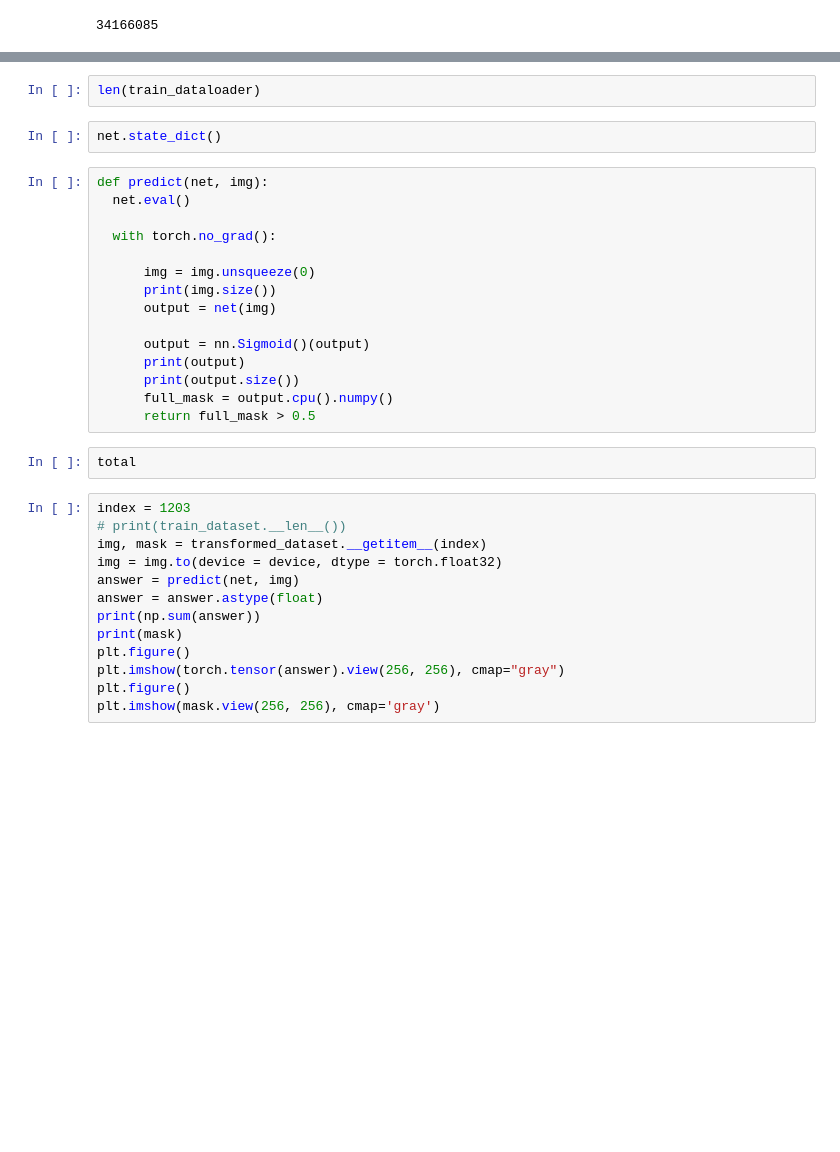
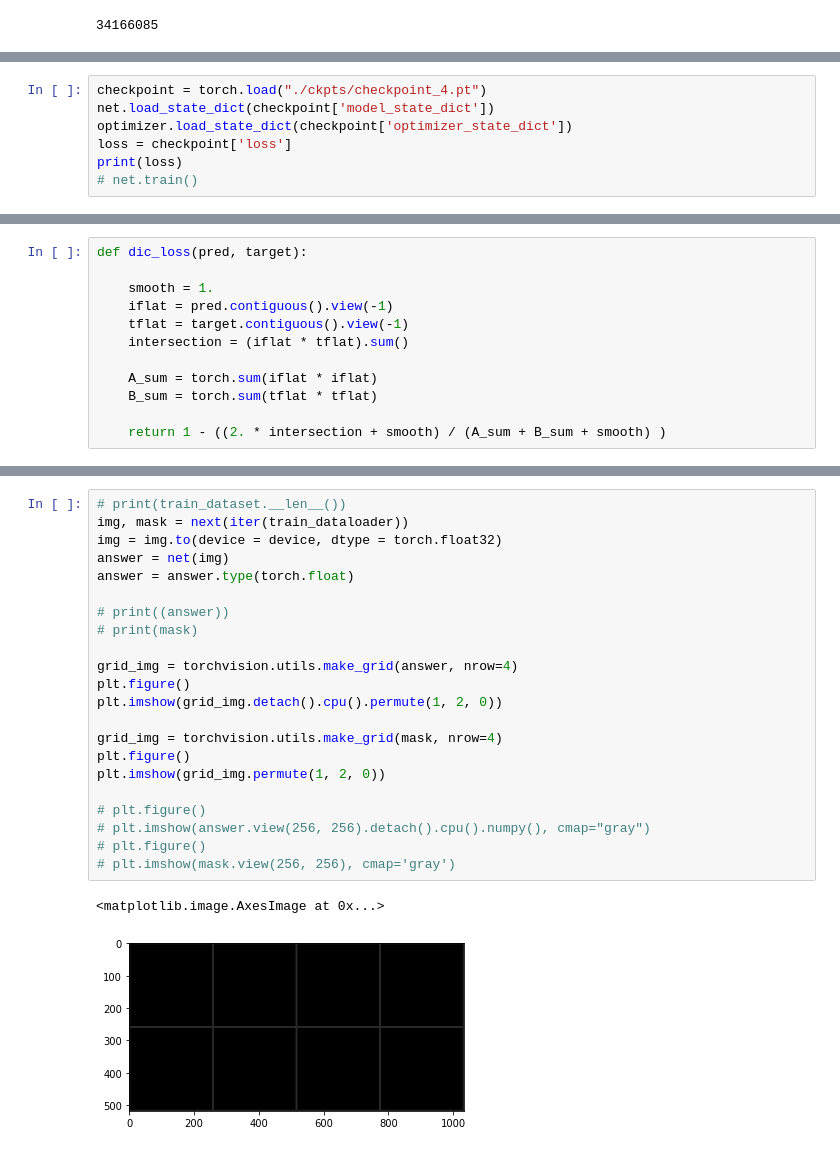
Before and after one commit to nguyen1312/vinbrain-internship, a Jupyter notebook: Week_1/1.SIIM_dataset_UNet/segmentation_with_Unet.ipynb, the cells around one changed output, grey strips where cells are left out. Saved outputs shown, nothing was run; the diff lists cells and outputs as text; blank space fills up the shorter version.

```diff
--- a/Week_1/1.SIIM_dataset_UNet/segmentation_with_Unet.ipynb
+++ b/Week_1/1.SIIM_dataset_UNet/segmentation_with_Unet.ipynb
@@ -400,0 +425,7 @@ def accuracy_check_for_batch(masks, predictions, batch_size):
+# %%
+checkpoint = torch.load("./ckpts/checkpoint_4.pt")
+net.load_state_dict(checkpoint['model_state_dict'])
+optimizer.load_state_dict(checkpoint['optimizer_state_dict'])
+loss = checkpoint['loss']
+print(loss)
+# net.train()
@@ -401,2 +434,14 @@ def accuracy_check_for_batch(masks, predictions, batch_size):
+# %%
+def dic_loss(pred, target):
+
+    smooth = 1.
+    iflat = pred.contiguous().view(-1)
+    tflat = target.contiguous().view(-1)
+    intersection = (iflat * tflat).sum()
+
+    A_sum = torch.sum(iflat * iflat)
+    B_sum = torch.sum(tflat * tflat)
+
+    return 1 - ((2. * intersection + smooth) / (A_sum + B_sum + smooth) )
 # %%
 # Train model with dataset
@@ -446,34 +520,25 @@ IoU_score:  0.0
-# %%
-len(train_dataloader)
-# %%
-net.state_dict()
-# %%
-def predict(net, img):
-  net.eval()
-
-  with torch.no_grad():
-
-      img = img.unsqueeze(0)
-      print(img.size())
-      output = net(img)
-
-      output = nn.Sigmoid()(output)
-      print(output)
-      print(output.size())
-      full_mask = output.cpu().numpy()
-      return full_mask > 0.5
-# %%
-total
 # %%
-index = 1203
 # print(train_dataset.__len__())
-img, mask = transformed_dataset.__getitem__(index)
+img, mask = next(iter(train_dataloader))
 img = img.to(device = device, dtype = torch.float32)
-answer = predict(net, img)
-answer = answer.astype(float)
-print(np.sum(answer))
-print(mask)
+answer = net(img)
+answer = answer.type(torch.float)
+
+# print((answer))
+# print(mask)
+
+grid_img = torchvision.utils.make_grid(answer, nrow=4)
 plt.figure()
-plt.imshow(torch.tensor(answer).view(256, 256), cmap="gray")
+plt.imshow(grid_img.detach().cpu().permute(1, 2, 0))
+
+grid_img = torchvision.utils.make_grid(mask, nrow=4)
 plt.figure()
-plt.imshow(mask.view(256, 256), cmap='gray')
+plt.imshow(grid_img.permute(1, 2, 0))
+
+# plt.figure()
+# plt.imshow(answer.view(256, 256).detach().cpu().numpy(), cmap="gray")
+# plt.figure()
+# plt.imshow(mask.view(256, 256), cmap='gray')
+# %% [output]
+<matplotlib.image.AxesImage at 0x...>
+[figure, added]
```
Also changed, not shown: parts of 19 cells of this notebook.
